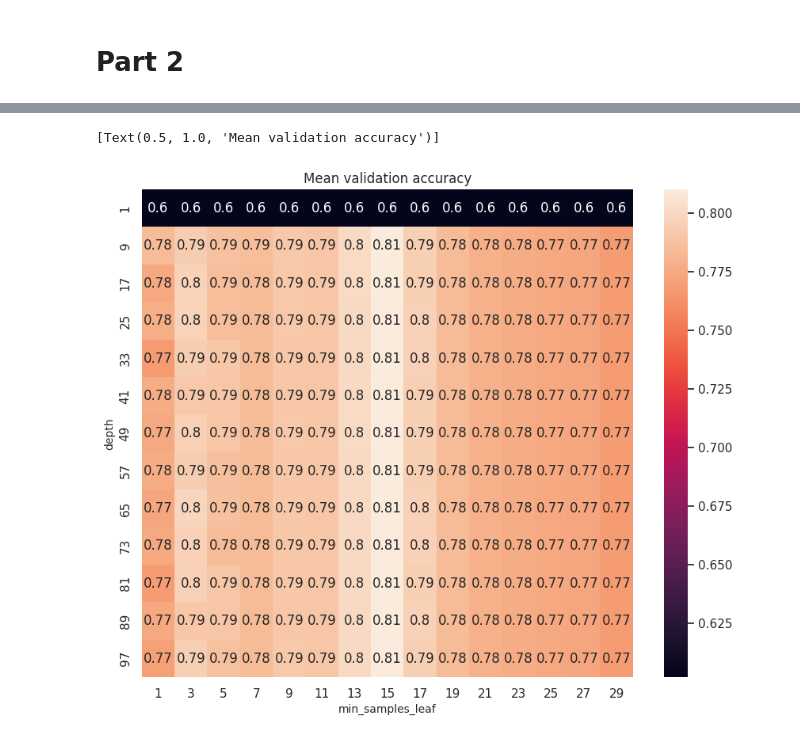
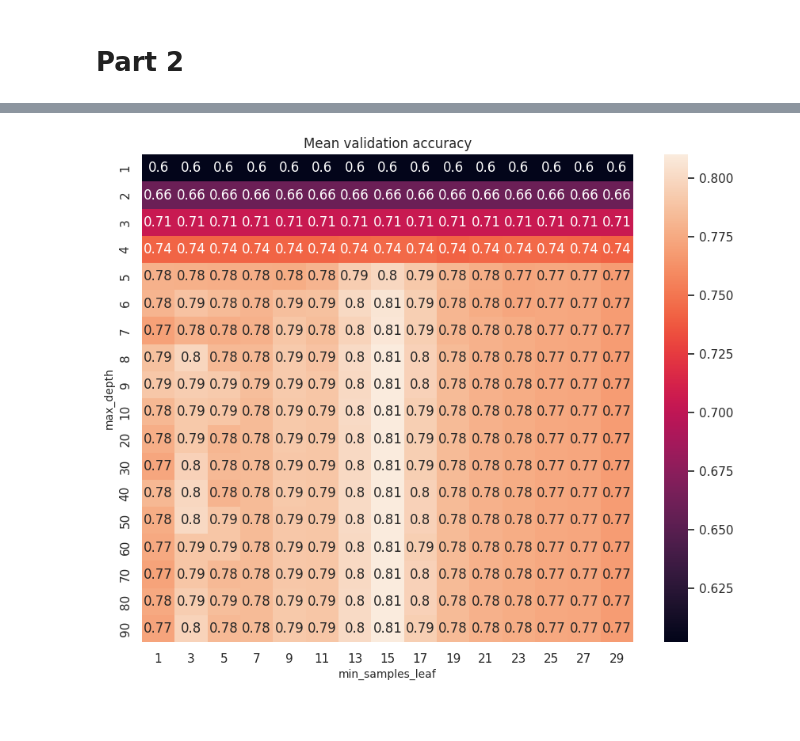
Before and after one commit to Shayshoon/ML_2, a Jupyter notebook: HW2_template.ipynb, the cells around one changed output, grey strips where cells are left out. Cells and saved outputs as stored; diff of their text form; code cells hidden in the pictures.

```diff
--- a/HW2_template.ipynb
+++ b/HW2_template.ipynb
@@ -266,7 +265,7 @@ from sklearn.model_selection import cross_validate, GridSearchCV
 
 folds = 5
 
-depths = list(range(1,100,6))
+depths = list(range(1,10)) + list(range(10,100,10))
 min_samples_leaf = list(range(1,30,2))
 
 parameters = {'max_depth': depths, 'min_samples_leaf': min_samples_leaf}
@@ -280,6 +279,6 @@ sns.set_theme(rc={'figure.figsize':(10,8)})
 
 t = sns.heatmap(train_scores, annot=True, yticklabels=depths, xticklabels=min_samples_leaf)
 t.set_xlabel('min_samples_leaf', fontsize=10)
-t.set_ylabel('depth', fontsize=10)
-t.set(title="Mean training accuracy")
+t.set_ylabel('max_depth', fontsize=10)
+_ = t.set(title="Mean training accuracy")
 # %% [output]
@@ -288,13 +286,12 @@ t.set(title="Mean training accuracy")
 # %%
 test_scores = clf.cv_results_['mean_test_score'].reshape(len(depths),len(min_samples_leaf))
 test_scores = pd.DataFrame(test_scores, columns=min_samples_leaf, index=depths)
 s = sns.heatmap(test_scores, annot=True, yticklabels=depths, xticklabels=min_samples_leaf)
 s.set_xlabel('min_samples_leaf', fontsize=10)
-s.set_ylabel('depth', fontsize=10)
-s.set(title="Mean validation accuracy")
+s.set_ylabel('max_depth', fontsize=10)
+_ = s.set(title="Mean validation accuracy")
 # %% [output]
-[Text(0.5, 1.0, 'Mean validation accuracy')]
-[figure, old version]
+[figure, new version]
 # %% [markdown]
 # Q6
 optimal hyperparameter values are:\
```
Also changed, not shown: parts of 17 cells of this notebook.
